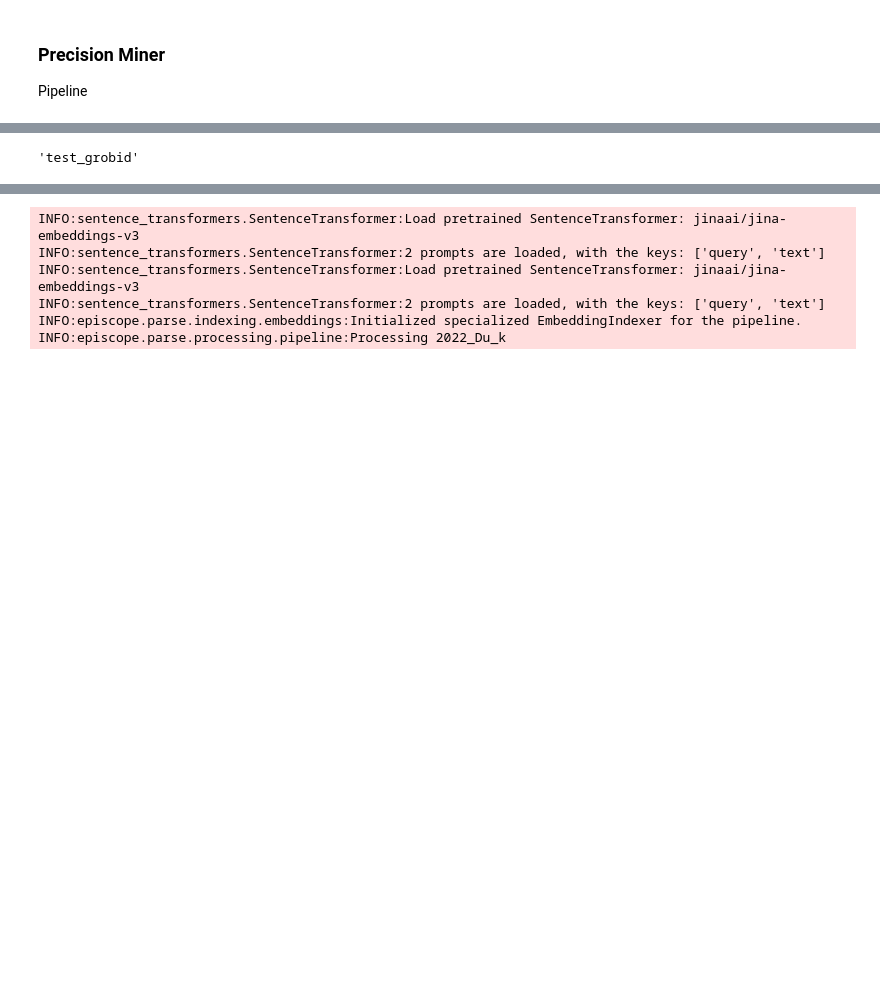
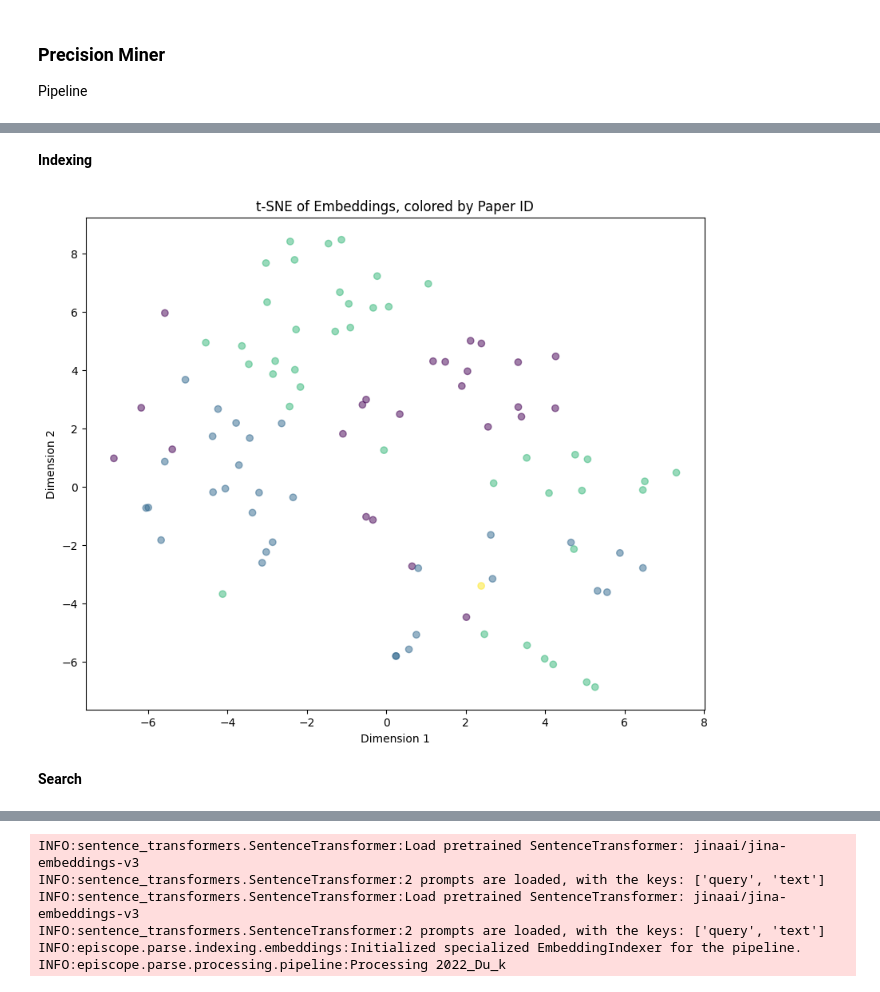
Before and after one commit to VinsRR/EpiScope, a Jupyter notebook: tutorial_precision_miner.ipynb, the cells around one changed output, grey strips where cells are left out. Saved outputs shown, nothing was run; the diff lists cells and outputs as text; code cells hidden in the pictures; blank space fills up the shorter version.

```diff
--- a/tutorial_precision_miner.ipynb
+++ b/tutorial_precision_miner.ipynb
@@ -123,4 +148,35 @@ grobid_url="http://192.168.1.250:8070"
-# %%
-strategy_name
-# %% [output]
-'test_grobid'
+# %% [markdown]
+**Indexing**
+# %%
+from episcope.index.paper_indexer import PaperIndexer
+indexer = PaperIndexer()
+for paper_id in results_sections:
+    sections, metadata = results_sections[paper_id]
+    indexer.index_paper(sections, metadata, paper_id=paper_id)
+# %%
+# scatter plot dimensionality reduction of embeddings and color by paper_id
+from sklearn.manifold import TSNE
+import matplotlib.pyplot as plt
+import numpy as np
+
+
+
+labels = [ [key]*len(indexer._embeddings[key]) for key in indexer._embeddings]
+labels = [item for sublist in labels for item in sublist]
+colors = {key: i for i, key in enumerate(indexer._embeddings)}
+colors = [colors[label] for label in labels]
+embeddings = np.vstack([indexer._embeddings[key] for key in indexer._embeddings])
+
+
+tsne = TSNE(n_components=2, random_state=42)
+embeddings_2d = tsne.fit_transform(embeddings)
+plt.figure(figsize=(10, 8))
+plt.scatter(embeddings_2d[:, 0], embeddings_2d[:, 1], c=colors, alpha=0.5)
+plt.title('t-SNE of Embeddings, colored by Paper ID')
+plt.xlabel('Dimension 1')
+plt.ylabel('Dimension 2')
+plt.show()
+# %% [output]
+[figure, added]
+# %% [markdown]
+**Search**
```
Also changed, not shown: parts of 6 cells of this notebook, 3 other files.
